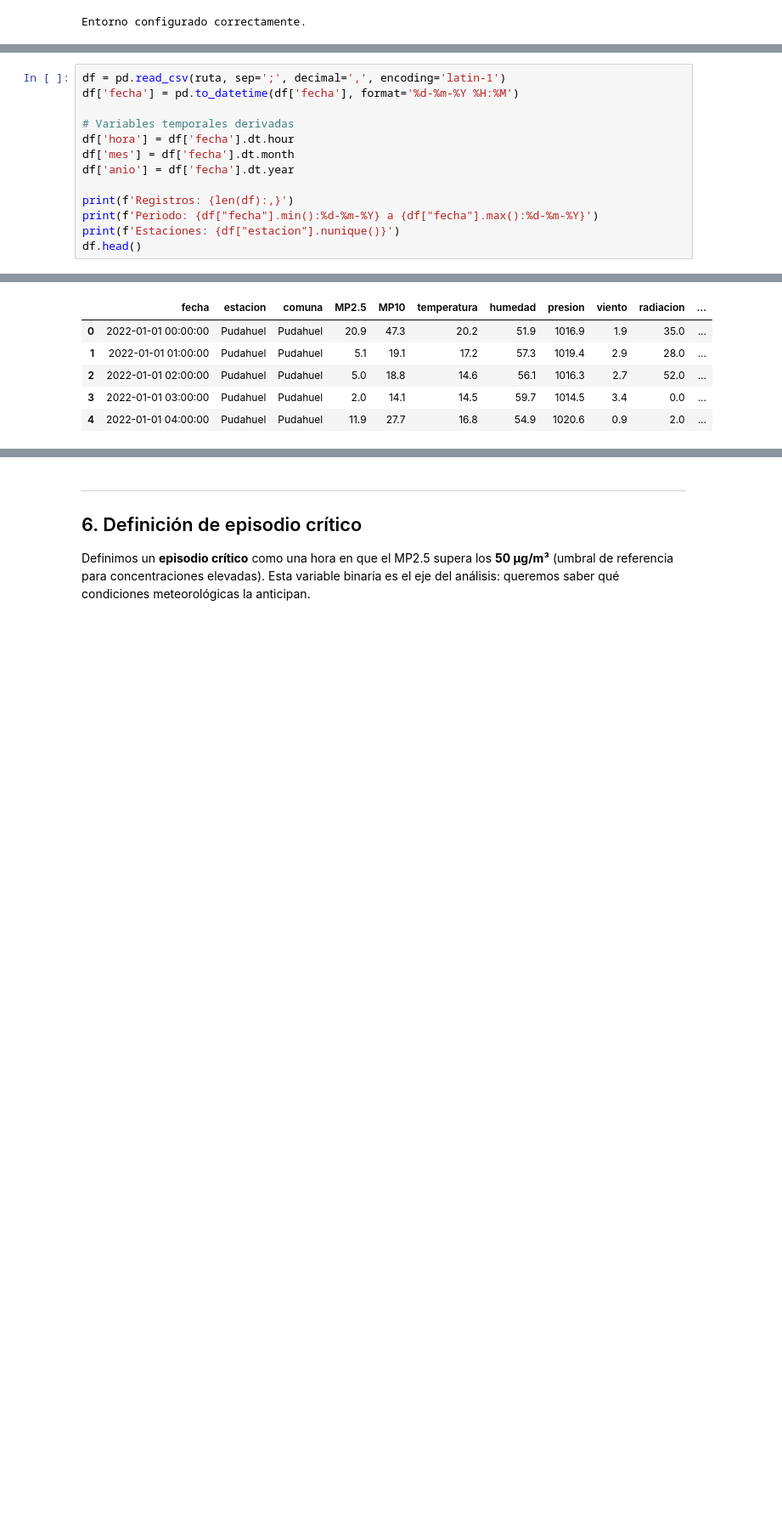
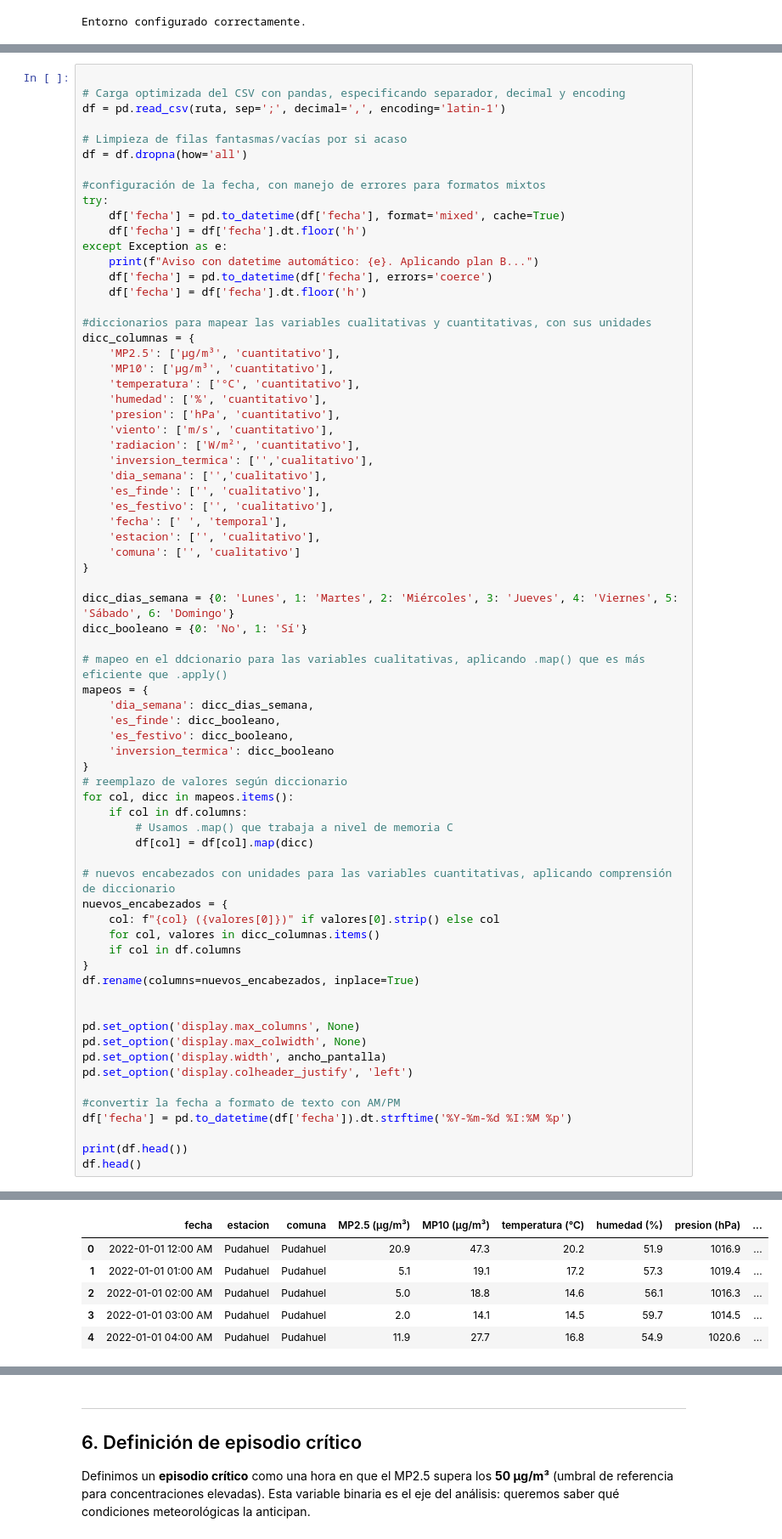
Before and after one commit to Rfcha/abp_cienciadatos, a Jupyter notebook: F3-calidad-aire-santiago/notebooks/01_exploracion.ipynb, the cells around one changed output, grey strips where cells are left out. Shown at 85% size. Drawn from its saved outputs; the diff is of its cells as text; blank space fills up the shorter version.

Commit message:
refactor: Reorganización de la carga y limpieza del dataset, hasta numero 5

```diff
--- a/F3-calidad-aire-santiago/notebooks/01_exploracion.ipynb
+++ b/F3-calidad-aire-santiago/notebooks/01_exploracion.ipynb
@@ -67,14 +68,71 @@ Especificamos `sep=';'`, `decimal=','` y `encoding='latin-1'` (formato SINCA). C
 # %%
+
+# Carga optimizada del CSV con pandas, especificando separador, decimal y encoding
 df = pd.read_csv(ruta, sep=';', decimal=',', encoding='latin-1')
-df['fecha'] = pd.to_datetime(df['fecha'], format='%d-%m-%Y %H:%M')
 
-# Variables temporales derivadas
-df['hora'] = df['fecha'].dt.hour
-df['mes'] = df['fecha'].dt.month
-df['anio'] = df['fecha'].dt.year
+# Limpieza de filas fantasmas/vacías por si acaso
+df = df.dropna(how='all')
 
-print(f'Registros: {len(df):,}')
-print(f'Periodo: {df["fecha"].min():%d-%m-%Y} a {df["fecha"].max():%d-%m-%Y}')
-print(f'Estaciones: {df["estacion"].nunique()}')
+#configuración de la fecha, con manejo de errores para formatos mixtos
+try:
+    df['fecha'] = pd.to_datetime(df['fecha'], format='mixed', cache=True)
+    df['fecha'] = df['fecha'].dt.floor('h')
+except Exception as e:
+    print(f"Aviso con datetime automático: {e}. Aplicando plan B...")
+    df['fecha'] = pd.to_datetime(df['fecha'], errors='coerce')
+    df['fecha'] = df['fecha'].dt.floor('h')
+
+#diccionarios para mapear las variables cualitativas y cuantitativas, con sus unidades
+dicc_columnas = {
+    'MP2.5': ['µg/m³', 'cuantitativo'],
+    'MP10': ['µg/m³', 'cuantitativo'],
+    'temperatura': ['°C', 'cuantitativo'],
+    'humedad': ['%', 'cuantitativo'],
+    'presion': ['hPa', 'cuantitativo'],
+    'viento': ['m/s', 'cuantitativo'],
+    'radiacion': ['W/m²', 'cuantitativo'],
+    'inversion_termica': ['','cualitativo'],
+    'dia_semana': ['','cualitativo'],
+    'es_finde': ['', 'cualitativo'],
+    'es_festivo': ['', 'cualitativo'],
+    'fecha': [' ', 'temporal'],
+    'estacion': ['', 'cualitativo'],
+    'comuna': ['', 'cualitativo']
+}
+
+dicc_dias_semana = {0: 'Lunes', 1: 'Martes', 2: 'Miércoles', 3: 'Jueves', 4: 'Viernes', 5: 'Sábado', 6: 'Domingo'}
+dicc_booleano = {0: 'No', 1: 'Sí'}
+
+# mapeo en el ddcionario para las variables cualitativas, aplicando .map() que es más eficiente que .apply()
+mapeos = {
+    'dia_semana': dicc_dias_semana,
+    'es_finde': dicc_booleano,
+    'es_festivo': dicc_booleano,
+    'inversion_termica': dicc_booleano
+}
+# reemplazo de valores según diccionario
+for col, dicc in mapeos.items():
+    if col in df.columns:
+        # Usamos .map() que trabaja a nivel de memoria C
+        df[col] = df[col].map(dicc)
+
+# nuevos encabezados con unidades para las variables cuantitativas, aplicando comprensión de diccionario
+nuevos_encabezados = {
+    col: f"{col} ({valores[0]})" if valores[0].strip() else col
+    for col, valores in dicc_columnas.items()
+    if col in df.columns
+}
+df.rename(columns=nuevos_encabezados, inplace=True)
+
+
+pd.set_option('display.max_columns', None)
+pd.set_option('display.max_colwidth', None)
+pd.set_option('display.width', ancho_pantalla)
+pd.set_option('display.colheader_justify', 'left')
+
+#convertir la fecha a formato de texto con AM/PM
+df['fecha'] = pd.to_datetime(df['fecha']).dt.strftime('%Y-%m-%d %I:%M %p')
+
+print(df.head())
 df.head()
 # %% [output]
@@ -84,9 +145,9 @@ Estaciones: 11
-|  | fecha | estacion | comuna | MP2.5 | MP10 | temperatura | humedad | presion | viento | radiacion | ... |
-| 0 | 2022-01-01 00:00:00 | Pudahuel | Pudahuel | 20.9 | 47.3 | 20.2 | 51.9 | 1016.9 | 1.9 | 35.0 | ... |
-| 1 | 2022-01-01 01:00:00 | Pudahuel | Pudahuel | 5.1 | 19.1 | 17.2 | 57.3 | 1019.4 | 2.9 | 28.0 | ... |
-| 2 | 2022-01-01 02:00:00 | Pudahuel | Pudahuel | 5.0 | 18.8 | 14.6 | 56.1 | 1016.3 | 2.7 | 52.0 | ... |
-| 3 | 2022-01-01 03:00:00 | Pudahuel | Pudahuel | 2.0 | 14.1 | 14.5 | 59.7 | 1014.5 | 3.4 | 0.0 | ... |
-| 4 | 2022-01-01 04:00:00 | Pudahuel | Pudahuel | 11.9 | 27.7 | 16.8 | 54.9 | 1020.6 | 0.9 | 2.0 | ... |
+|  | fecha | estacion | comuna | MP2.5 (µg/m³) | MP10 (µg/m³) | temperatura (°C) | humedad (%) | presion (hPa) | ... |
+| 0 | 2022-01-01 12:00 AM | Pudahuel | Pudahuel | 20.9 | 47.3 | 20.2 | 51.9 | 1016.9 | ... |
+| 1 | 2022-01-01 01:00 AM | Pudahuel | Pudahuel | 5.1 | 19.1 | 17.2 | 57.3 | 1019.4 | ... |
+| 2 | 2022-01-01 02:00 AM | Pudahuel | Pudahuel | 5.0 | 18.8 | 14.6 | 56.1 | 1016.3 | ... |
+| 3 | 2022-01-01 03:00 AM | Pudahuel | Pudahuel | 2.0 | 14.1 | 14.5 | 59.7 | 1014.5 | ... |
+| 4 | 2022-01-01 04:00 AM | Pudahuel | Pudahuel | 11.9 | 27.7 | 16.8 | 54.9 | 1020.6 | ... |
 # %% [markdown]
 ---
 ## 4. Inspecci&oacute;n general y calidad de los datos
```
Also changed, not shown: parts of 13 cells of this notebook.
